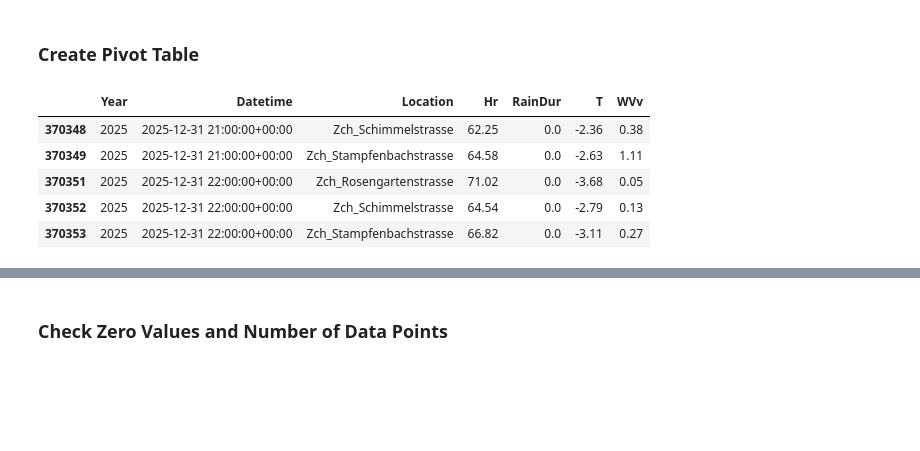
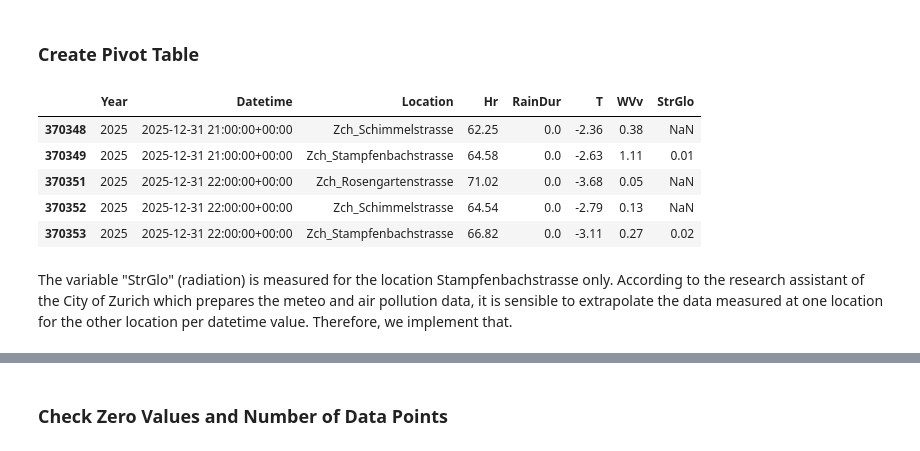
Before and after one commit to JitkaRantanen/AS2025_CO2-GroupProject, a Jupyter notebook: preprocessing_hourly.ipynb, the cells around one changed output, grey strips where cells are left out. Drawn from its saved outputs; the diff is of its cells as text; code cells hidden in the pictures; blank space fills up the shorter version.

```diff
--- a/preprocessing_hourly.ipynb
+++ b/preprocessing_hourly.ipynb
@@ -396,21 +396,23 @@ param_units_meteo
 # %%
 df_meteo_pivot = (
     df_meteo
     .pivot(index=["Datetime", "Location", "Year"], columns="Parameter", values="Wert")
     .reset_index()
-    .loc[:, ["Year", "Datetime", "Location", "Hr", "RainDur", "T", "WVv"]]
+    .loc[:, ["Year", "Datetime", "Location", "Hr", "RainDur", "T", "WVv", "StrGlo"]]
 )
 
 df_meteo_pivot.columns.name = None
 
 # remove Heubeeribüel
 df_meteo_pivot = df_meteo_pivot[df_meteo_pivot["Location"] != "Zch_Heubeeribüel"]
 
 df_meteo_pivot.tail()
 # %% [output]
-|  | Year | Datetime | Location | Hr | RainDur | T | WVv |
-| 370348 | 2025 | 2025-12-31 21:00:00+00:00 | Zch_Schimmelstrasse | 62.25 | 0.0 | -2.36 | 0.38 |
-| 370349 | 2025 | 2025-12-31 21:00:00+00:00 | Zch_Stampfenbachstrasse | 64.58 | 0.0 | -2.63 | 1.11 |
-| 370351 | 2025 | 2025-12-31 22:00:00+00:00 | Zch_Rosengartenstrasse | 71.02 | 0.0 | -3.68 | 0.05 |
-| 370352 | 2025 | 2025-12-31 22:00:00+00:00 | Zch_Schimmelstrasse | 64.54 | 0.0 | -2.79 | 0.13 |
-| 370353 | 2025 | 2025-12-31 22:00:00+00:00 | Zch_Stampfenbachstrasse | 66.82 | 0.0 | -3.11 | 0.27 |
+|  | Year | Datetime | Location | Hr | RainDur | T | WVv | StrGlo |
+| 370348 | 2025 | 2025-12-31 21:00:00+00:00 | Zch_Schimmelstrasse | 62.25 | 0.0 | -2.36 | 0.38 | NaN |
+| 370349 | 2025 | 2025-12-31 21:00:00+00:00 | Zch_Stampfenbachstrasse | 64.58 | 0.0 | -2.63 | 1.11 | 0.01 |
+| 370351 | 2025 | 2025-12-31 22:00:00+00:00 | Zch_Rosengartenstrasse | 71.02 | 0.0 | -3.68 | 0.05 | NaN |
+| 370352 | 2025 | 2025-12-31 22:00:00+00:00 | Zch_Schimmelstrasse | 64.54 | 0.0 | -2.79 | 0.13 | NaN |
+| 370353 | 2025 | 2025-12-31 22:00:00+00:00 | Zch_Stampfenbachstrasse | 66.82 | 0.0 | -3.11 | 0.27 | 0.02 |
+# %% [markdown]
+The variable "StrGlo" (radiation) is measured for the location Stampfenbachstrasse only. According to the research assistant of the City of Zurich which prepares the meteo and air pollution data, it is sensible to extrapolate the data measured at one location for the other location per datetime value. Therefore, we implement that.
```
Also changed, not shown: parts of 8 cells of this notebook, 3 other files.
